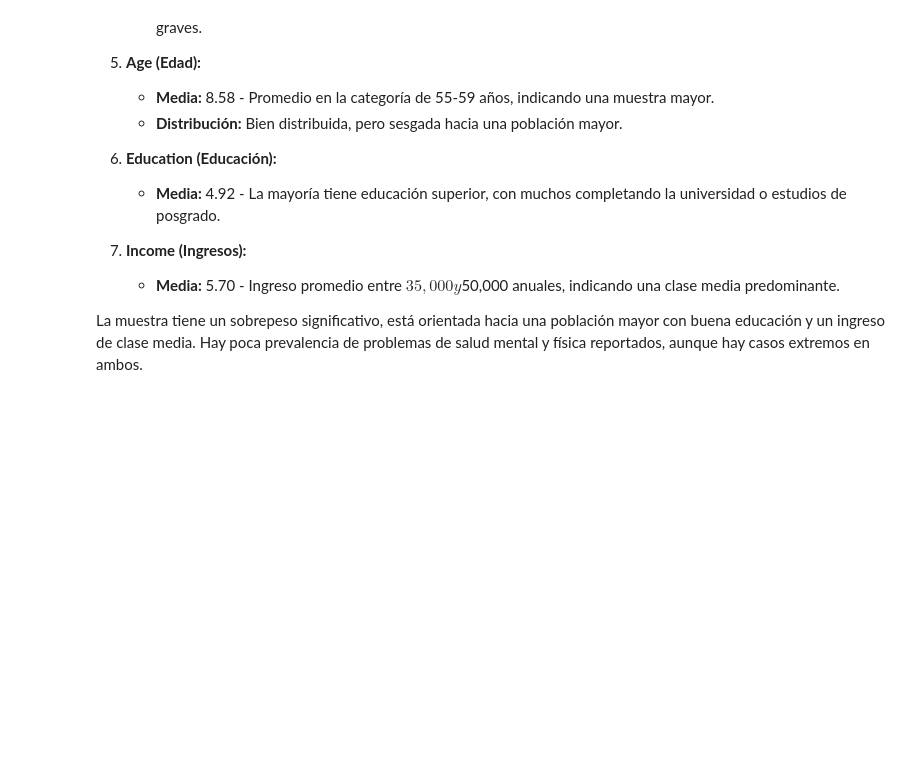
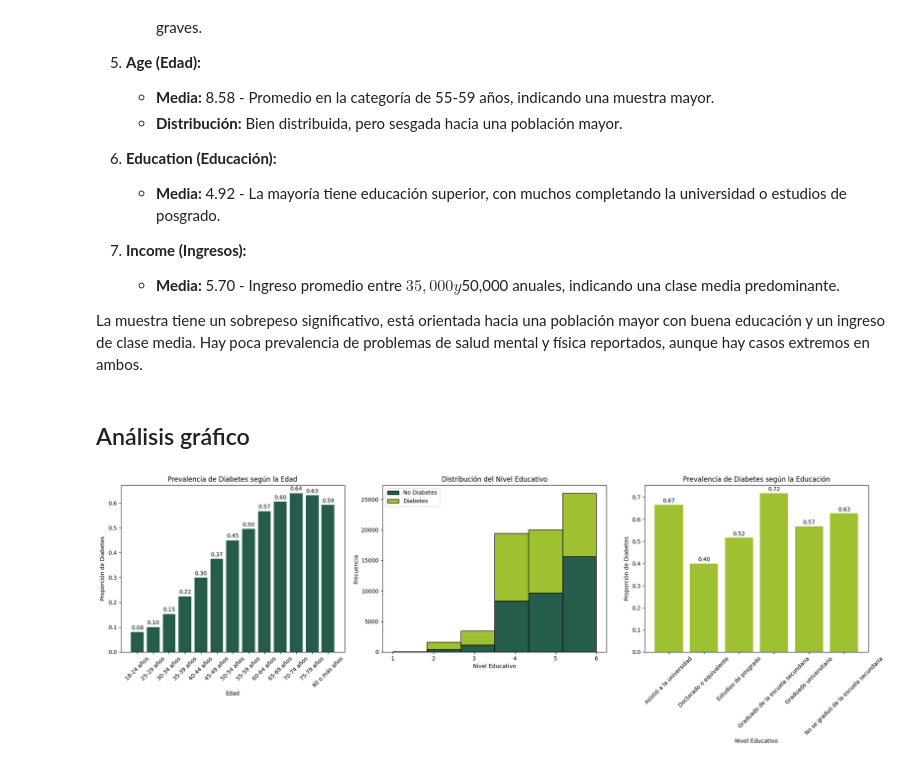
Before and after one commit to AdoCrz/ProyectoDS_ParteI_Cruz, a Jupyter notebook: ProyectoDS_ParteI_Cruz.ipynb, the cells around one changed output. Drawn from its saved outputs; the diff is of its cells as text; code cells hidden in the pictures; blank space fills up the shorter version.

Commit message:
priemeras_gráficas

```diff
--- a/ProyectoDS_ParteI_Cruz.ipynb
+++ b/ProyectoDS_ParteI_Cruz.ipynb
@@ -88,5 +73,5 @@ Name: count, dtype: int64
 # %%
 #Importación de df
 
-df = pd.read_csv('C:/Users/adolf/OneDrive/Documentos/diabetes_2.csv')
-df.head()
+Path = "https://raw.githubusercontent.com/AdoCrz/ProyectoDS_ParteI_Cruz/main/Df_diabetes.csv"
+df = pd.read_csv(Path)
@@ -329,3 +306,48 @@ df[['BMI','GenHlth','MentHlth','PhysHlth','Age','Education','Income']].describe(
    - **Media:** 5.70 - Ingreso promedio entre $35,000 y $50,000 anuales, indicando una clase media predominante.
 
 La muestra tiene un sobrepeso significativo, está orientada hacia una población mayor con buena educación y un ingreso de clase media. Hay poca prevalencia de problemas de salud mental y física reportados, aunque hay casos extremos en ambos.
+# %% [markdown]
+## Análisis gráfico
+# %%
+# Gráficas para analizar la prevalencia de la diabetes
+import matplotlib.pyplot as plt
+
+# Configuración de los gráficos
+fig, axes = plt.subplots(nrows=1, ncols=3, figsize=(20, 7))
+
+# Prevalencia de diabetes según la edad
+age_diabetes = df.groupby('age_category')['Diabetes_binary'].mean()
+axes[0].bar(age_diabetes.index, age_diabetes.values, color='#265C4B')
+axes[0].set_title('Prevalencia de Diabetes según la Edad')
+axes[0].set_xlabel('Edad')
+axes[0].set_ylabel('Proporción de Diabetes')
+axes[0].tick_params(axis='x', rotation=45)
+
+for i, v in enumerate(age_diabetes.values):
+    axes[0].text(i, v + 0.01, f"{v:.2f}", ha='center')
+
+# Distribución de personas con diabetes por nivel educativo
+df_no_diabetes = df[df['Diabetes_binary'] == 0]['Education']
+df_diabetes = df[df['Diabetes_binary'] == 1]['Education']
+
+axes[1].hist([df_no_diabetes, df_diabetes], bins=6, stacked=True, color=['#265C4B', '#9FC131'], label=['No Diabetes', 'Diabetes'], edgecolor='black')
+axes[1].set_title('Distribución del Nivel Educativo')
+axes[1].set_xlabel('Nivel Educativo')
+axes[1].set_ylabel('Frecuencia')
+axes[1].legend()
+
+# Prevalencia de diabetes según la educación
+education_diabetes = df.groupby('education_category')['Diabetes_binary'].mean()
+axes[2].bar(education_diabetes.index, education_diabetes.values, color='#9FC131')
+axes[2].set_title('Prevalencia de Diabetes según la Educación')
+axes[2].set_xlabel('Nivel Educativo')
+axes[2].set_ylabel('Proporción de Diabetes')
+axes[2].tick_params(axis='x', rotation=45)
+
+for i, v in enumerate(education_diabetes.values):
+    axes[2].text(i, v + 0.01, f"{v:.2f}", ha='center')
+
+plt.tight_layout()
+plt.show()
+# %% [output]
+[figure, added]
```
Also changed, not shown: parts of 6 cells of this notebook.
